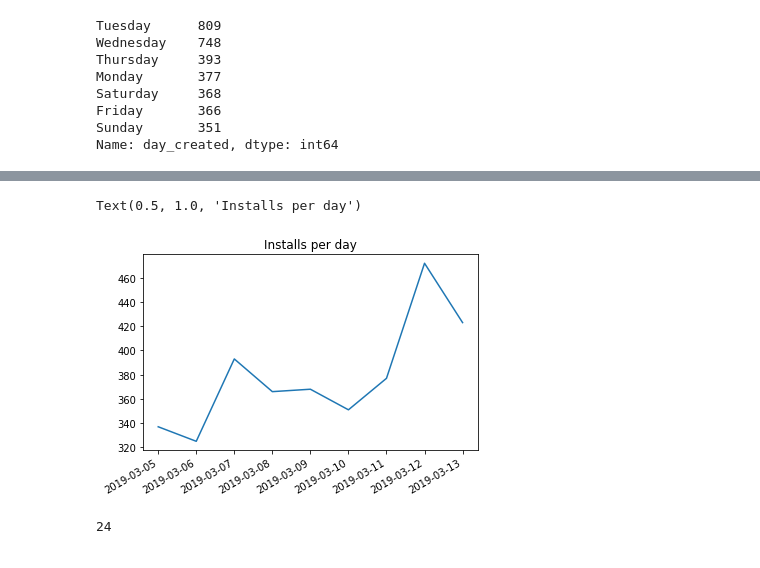
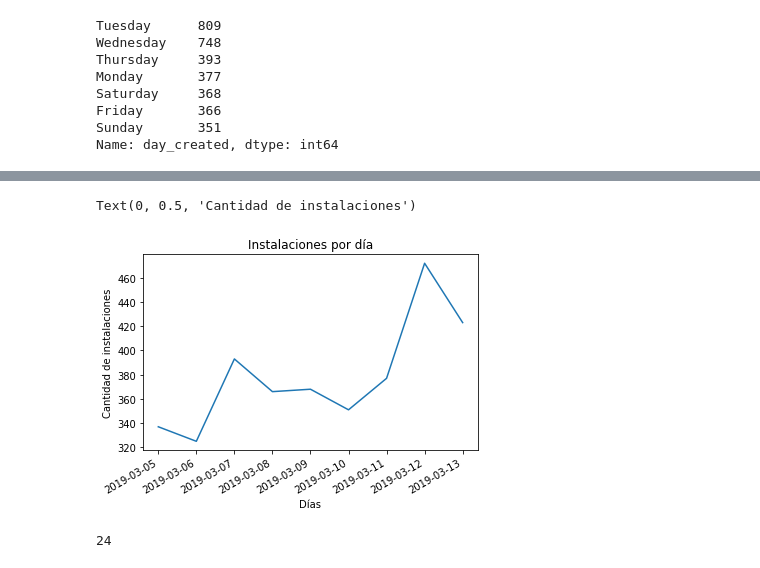
Before and after one commit to nkazlauskas/7506-tp1, a Jupyter notebook: Installs.ipynb, the cells around one changed output, grey strips where cells are left out. Drawn from its saved outputs; the diff is of its cells as text; code cells hidden in the pictures.

```diff
--- a/Installs.ipynb
+++ b/Installs.ipynb
@@ -141,10 +139,12 @@ plt.show()
 # %%
 #Se visualiza la distribución de instalaciones por día
 installs_per_day = installs.day_created.value_counts().plot()
-installs_per_day.set_title('Installs per day')
+installs_per_day.set_title('Instalaciones por día')
+installs_per_day.set_xlabel('Días')
+installs_per_day.set_ylabel('Cantidad de instalaciones')
 # %% [output]
-Text(0.5, 1.0, 'Installs per day')
+Text(0, 0.5, 'Cantidad de instalaciones')
-[figure, old version]
+[figure, new version]
 # %%
 #Se castea created a dateTime
 installs['created'] = pd.to_datetime(installs.created)
```
Also changed, not shown: parts of 23 cells of this notebook.
